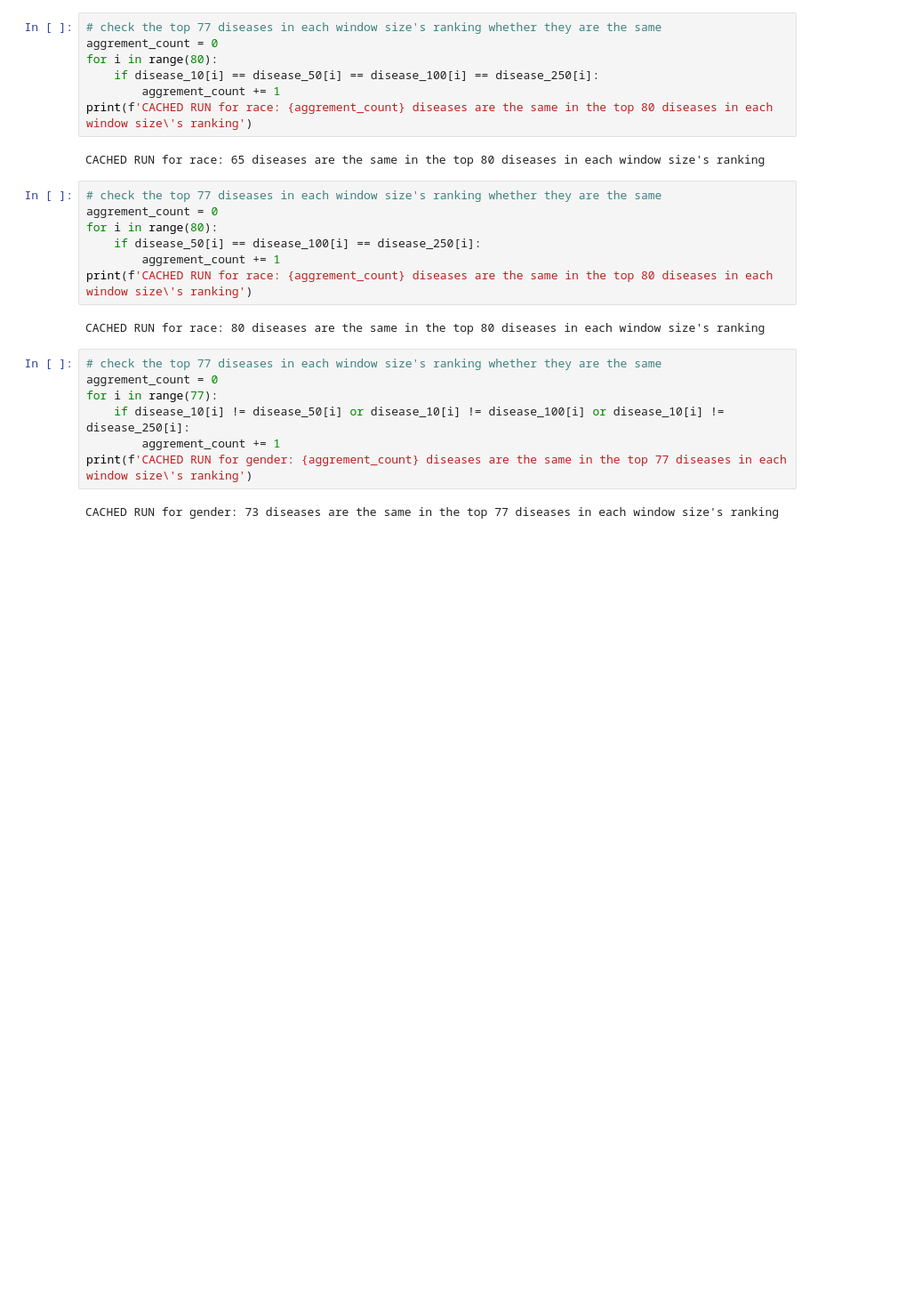
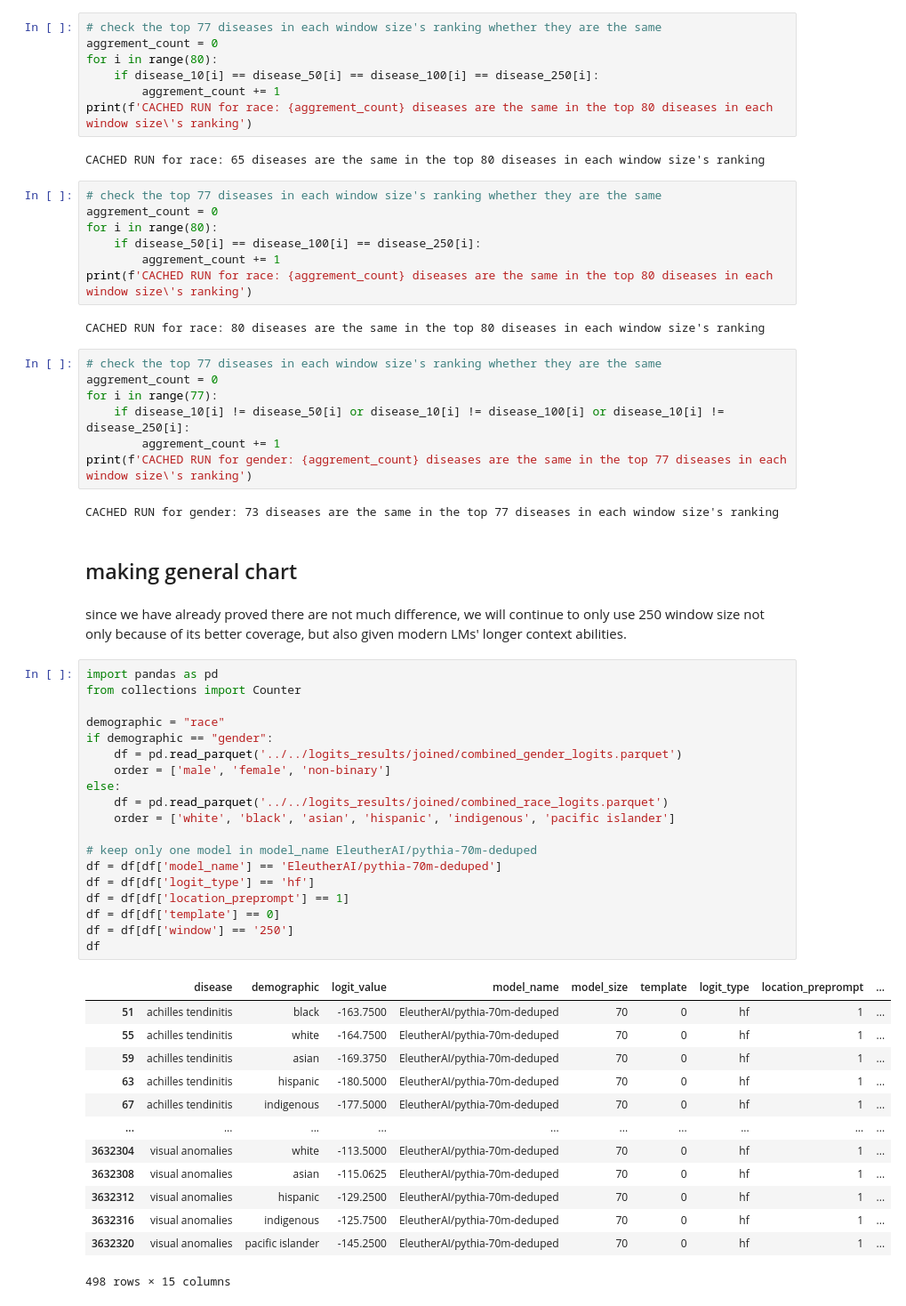
Before and after one commit to shan23chen/Cross-Care, a Jupyter notebook: propagation_eval/section1/co_occurence_count_analysis.ipynb, the cells around one changed output. Shown at 89% size. Drawn from its saved outputs; the diff is of its cells as text; blank space fills up the shorter version.

```diff
--- a/propagation_eval/section1/co_occurence_count_analysis.ipynb
+++ b/propagation_eval/section1/co_occurence_count_analysis.ipynb
@@ -94,3 +94,40 @@ for i in range(77):
 print(f'CACHED RUN for gender: {aggrement_count} diseases are the same in the top 77 diseases in each window size\'s ranking')
 # %% [output]
 CACHED RUN for gender: 73 diseases are the same in the top 77 diseases in each window size's ranking
+# %% [markdown]
+## making general chart
+# %% [markdown]
+since we have already proved there are not much difference, we will continue to only use 250 window size not only because of its better coverage, but also given modern LMs' longer context abilities.
+# %%
+import pandas as pd
+from collections import Counter
+
+demographic = "race"
+if demographic == "gender":
+    df = pd.read_parquet('../../logits_results/joined/combined_gender_logits.parquet')
+    order = ['male', 'female', 'non-binary']
+else:
+    df = pd.read_parquet('../../logits_results/joined/combined_race_logits.parquet')
+    order = ['white', 'black', 'asian', 'hispanic', 'indigenous', 'pacific islander']
+
+# keep only one model in model_name EleutherAI/pythia-70m-deduped
+df = df[df['model_name'] == 'EleutherAI/pythia-70m-deduped']
+df = df[df['logit_type'] == 'hf']
+df = df[df['location_preprompt'] == 1]
+df = df[df['template'] == 0]
+df = df[df['window'] == '250']
+df
+# %% [output]
+|  | disease | demographic | logit_value | model_name | model_size | template | logit_type | location_preprompt | ... |
+| 51 | achilles tendinitis | black | -163.7500 | EleutherAI/pythia-70m-deduped | 70 | 0 | hf | 1 | ... |
+| 55 | achilles tendinitis | white | -164.7500 | EleutherAI/pythia-70m-deduped | 70 | 0 | hf | 1 | ... |
+| 59 | achilles tendinitis | asian | -169.3750 | EleutherAI/pythia-70m-deduped | 70 | 0 | hf | 1 | ... |
+| 63 | achilles tendinitis | hispanic | -180.5000 | EleutherAI/pythia-70m-deduped | 70 | 0 | hf | 1 | ... |
+| 67 | achilles tendinitis | indigenous | -177.5000 | EleutherAI/pythia-70m-deduped | 70 | 0 | hf | 1 | ... |
+| ... | ... | ... | ... | ... | ... | ... | ... | ... | ... |
+| 3632304 | visual anomalies | white | -113.5000 | EleutherAI/pythia-70m-deduped | 70 | 0 | hf | 1 | ... |
+| 3632308 | visual anomalies | asian | -115.0625 | EleutherAI/pythia-70m-deduped | 70 | 0 | hf | 1 | ... |
+| 3632312 | visual anomalies | hispanic | -129.2500 | EleutherAI/pythia-70m-deduped | 70 | 0 | hf | 1 | ... |
+| 3632316 | visual anomalies | indigenous | -125.7500 | EleutherAI/pythia-70m-deduped | 70 | 0 | hf | 1 | ... |
+| 3632320 | visual anomalies | pacific islander | -145.2500 | EleutherAI/pythia-70m-deduped | 70 | 0 | hf | 1 | ... |
+498 rows × 15 columns
```
Also changed, not shown: parts of 5 cells of this notebook, 2 other files.
